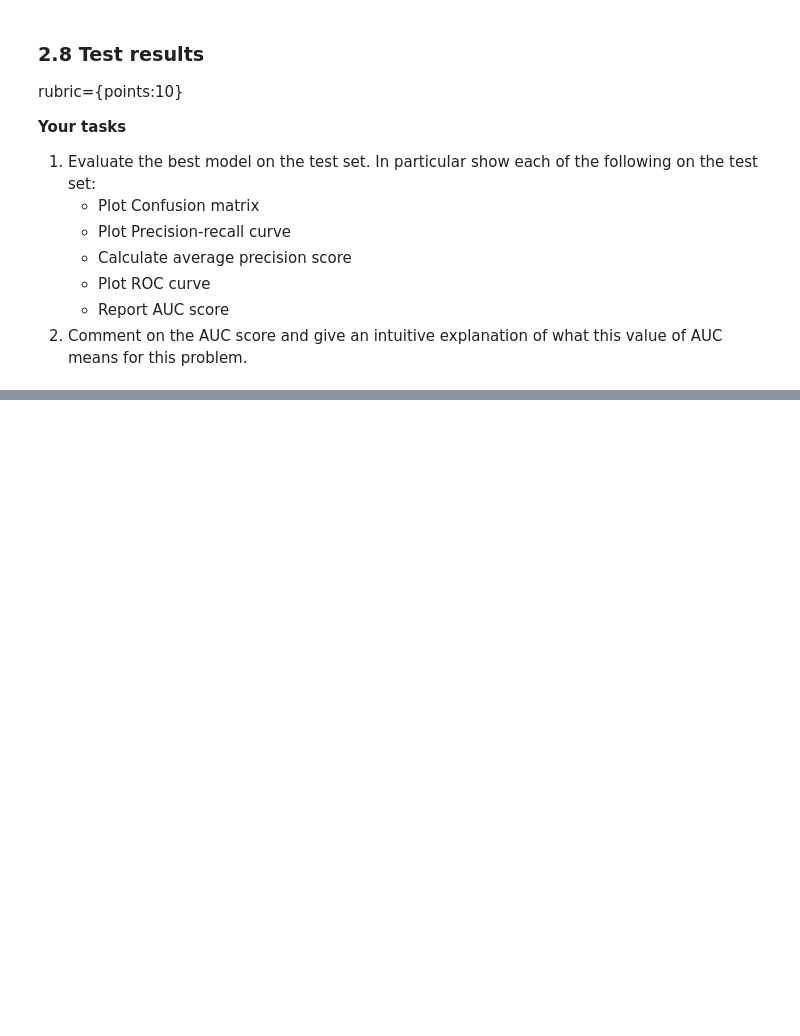
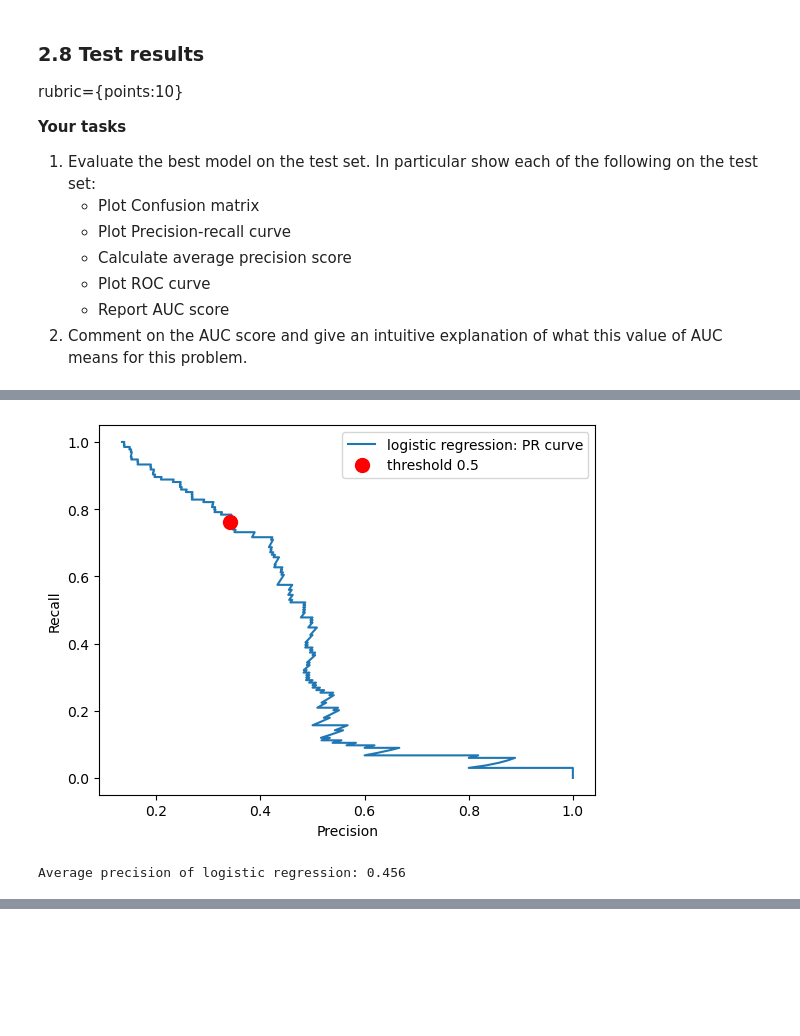
Before and after one commit to timtheteh/Applied-Machine-Learning, a Jupyter notebook: hw/hw5/hw5.ipynb, the cells around one changed output, grey strips where cells are left out. Saved outputs shown, nothing was run; the diff lists cells and outputs as text; code cells hidden in the pictures; blank space fills up the shorter version.

```diff
--- a/hw/hw5/hw5.ipynb
+++ b/hw/hw5/hw5.ipynb
@@ -438,0 +462,27 @@ rubric={points:10}
+# %%
+from sklearn.metrics import precision_recall_curve
+
+precision, recall, thresholds = precision_recall_curve(
+    y_test, pipe.predict_proba(X_test)[:, 1]
+)
+
+plt.plot(precision, recall, label="logistic regression: PR curve")
+plt.xlabel("Precision")
+plt.ylabel("Recall")
+plt.plot(
+    precision_score(y_test, pipe.predict(X_test)),
+    recall_score(y_test, pipe.predict(X_test)),
+    "or",
+    markersize=10,
+    label="threshold 0.5",
+)
+plt.legend(loc="best");
+# %% [output]
+[figure, added]
+# %%
+from sklearn.metrics import average_precision_score
+
+ap_lr = average_precision_score(y_test, pipe.predict_proba(X_test)[:, 1])
+print("Average precision of logistic regression: {:.3f}".format(ap_lr))
+# %% [output]
+Average precision of logistic regression: 0.456
```
Also changed, not shown: parts of 22 cells of this notebook, 1 other file.
